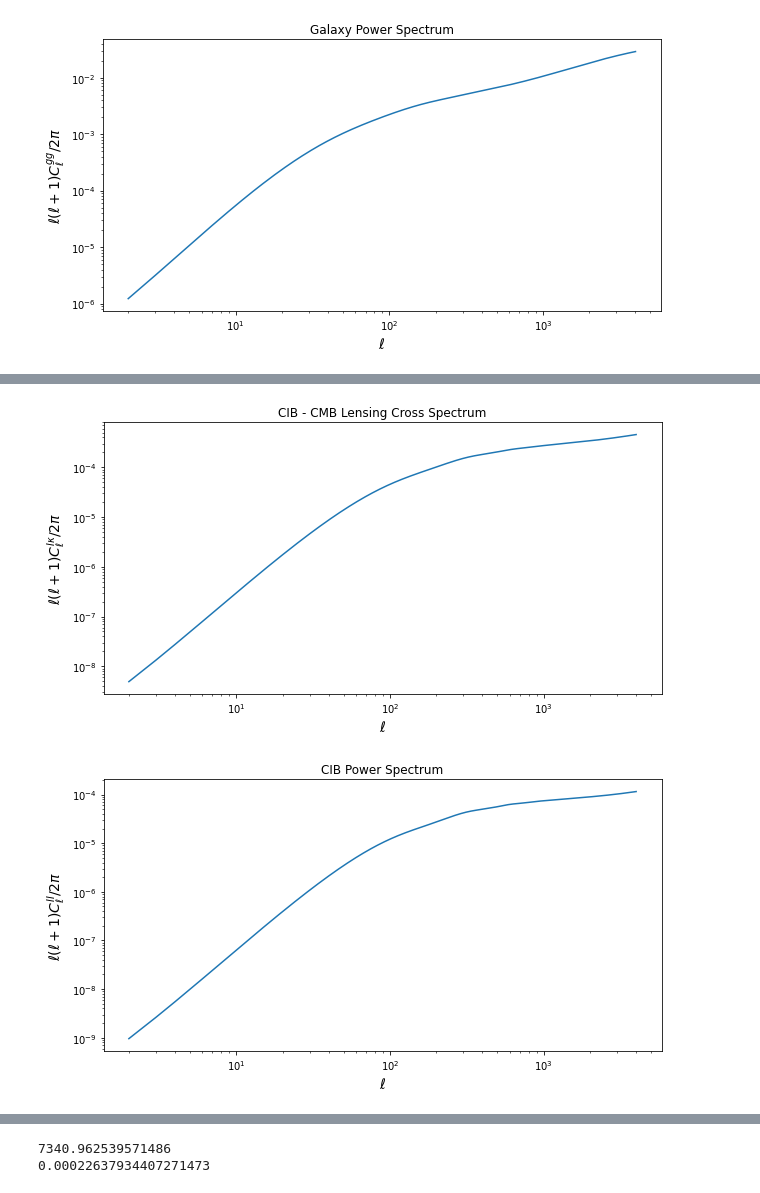
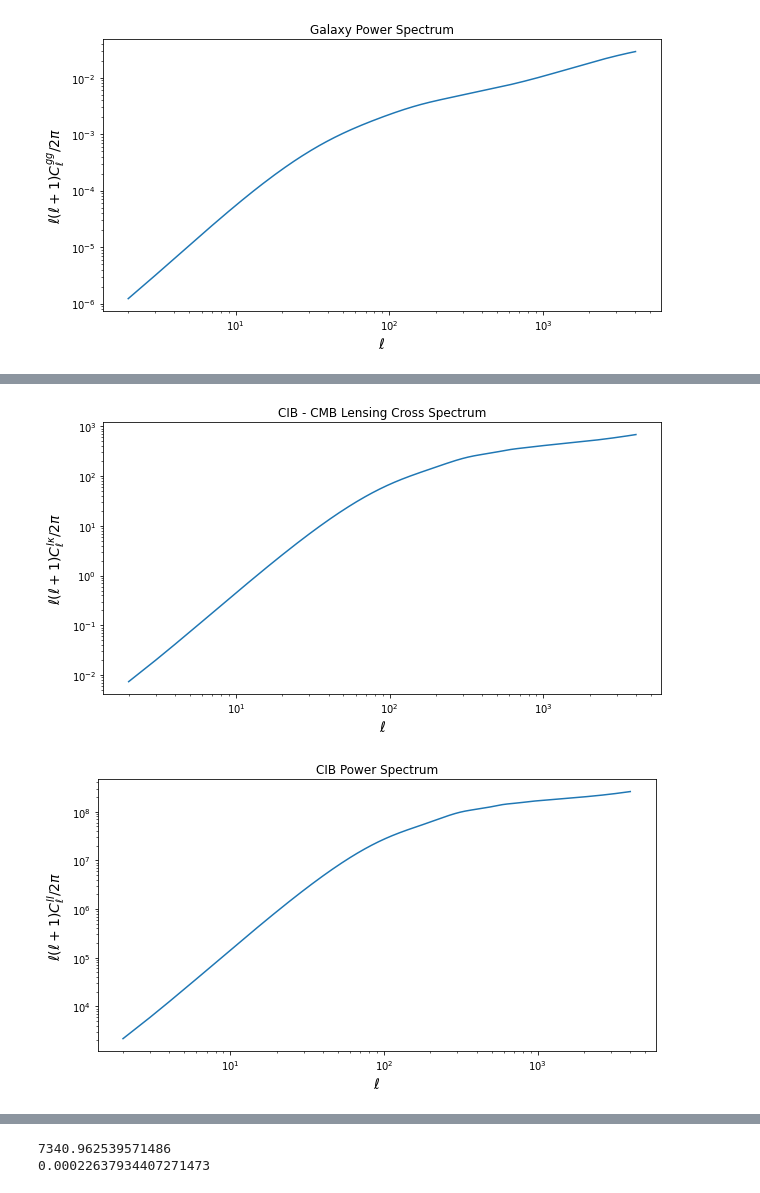
Before and after one commit to mfrobertson/omegaQE, a Jupyter notebook: kkomega/LSS.ipynb, the cells around one changed output, grey strips where cells are left out. Cells and saved outputs as stored; diff of their text form; code cells hidden in the pictures.

```diff
--- a/kkomega/LSS.ipynb
+++ b/kkomega/LSS.ipynb
@@ -142,8 +144,7 @@ Chi_str = cosmo.get_chi_star()
 ellmax = 4000
 ells = np.arange(2, ellmax + 1, 1)
 nu=353e9
-bias = 0.4
-Cl_Ik = power.get_cib_kappa_ps(ells, nu, Chi_str, bias=bias)
+Cl_Ik = power.get_cib_kappa_ps(ells, nu, Chi_str)
 plt.figure()
 #plt.loglog(ells, np.abs(Cl_gk)*(ells*(ells + 1))**2/(2*np.pi))
 plt.loglog(ells, Cl_Ik*(ells*(ells + 1))/(2*np.pi))
@@ -153,22 +154,22 @@ plt.xlabel("$\ell$", fontsize=14)
 plt.title("CIB - CMB Lensing Cross Spectrum")
 plt.show()
 # %% [output]
-[figure, old version]
+[figure, new version]
 # %%
 Chi_str = cosmo.get_chi_star()
 ellmax = 4000
 ells = np.arange(2, ellmax + 1, 1)
-Cl_II = power.get_cib_ps(ells, nu, bias=bias)
+Cl_II = power.get_cib_ps(ells, nu)
 plt.figure()
 #plt.loglog(ells, np.abs(Cl_gg)*(ells*(ells + 1))**2/(2*np.pi))
 plt.loglog(ells, Cl_II*(ells*(ells + 1))/(2*np.pi))
 #plt.semilogy(ells, Cl_II)
 plt.ylabel("$\ell(\ell+1)C_{\ell}^{II}/2\pi$", fontsize=14)
 plt.xlabel("$\ell$", fontsize=14)
 plt.title("CIB Power Spectrum")
 plt.show()
 # %% [output]
-[figure, old version]
+[figure, new version]
 # %%
 Chi_str = cosmo.get_chi_star()
 ellmax = 4000
```
Also changed, not shown: parts of 13 cells of this notebook, 7 other files.
